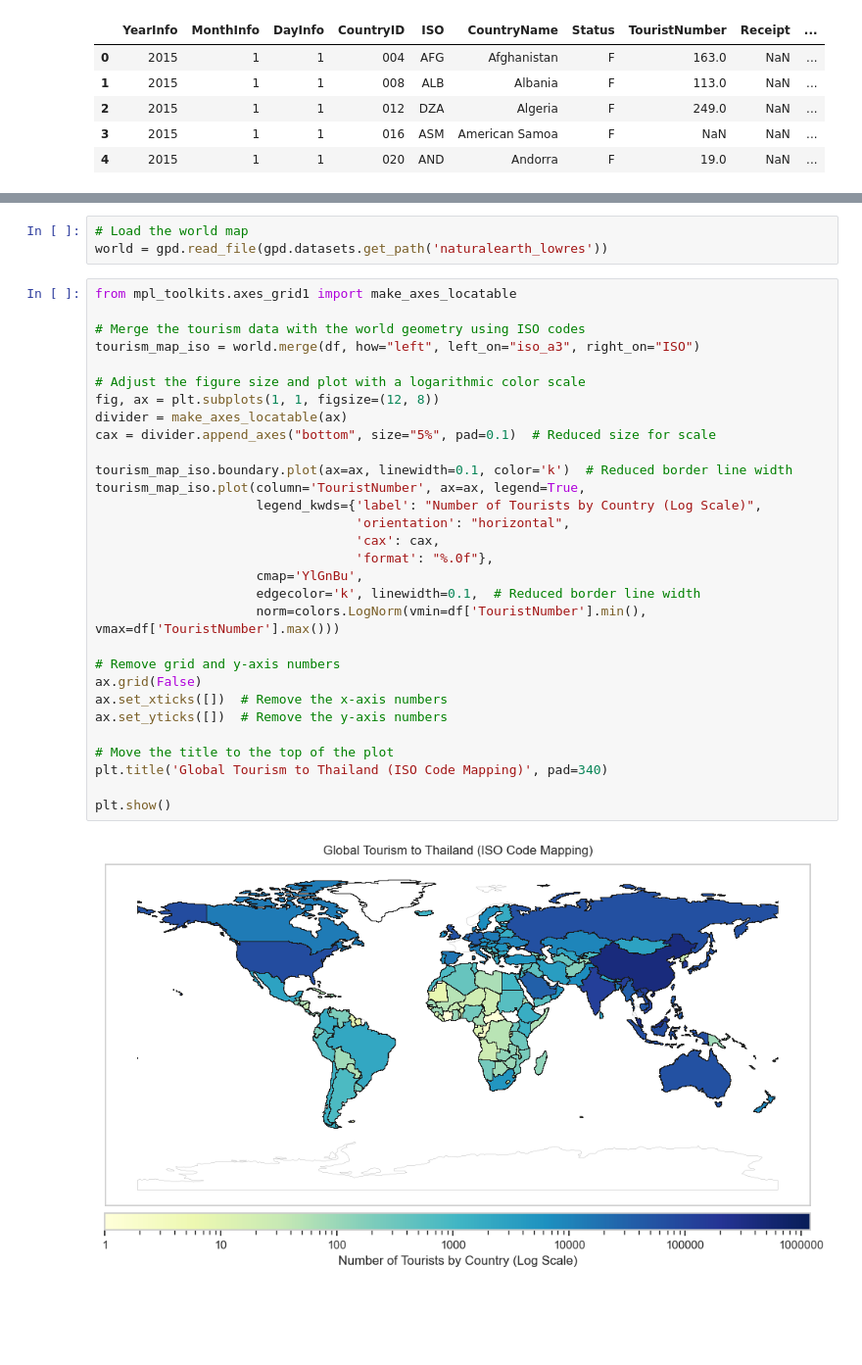
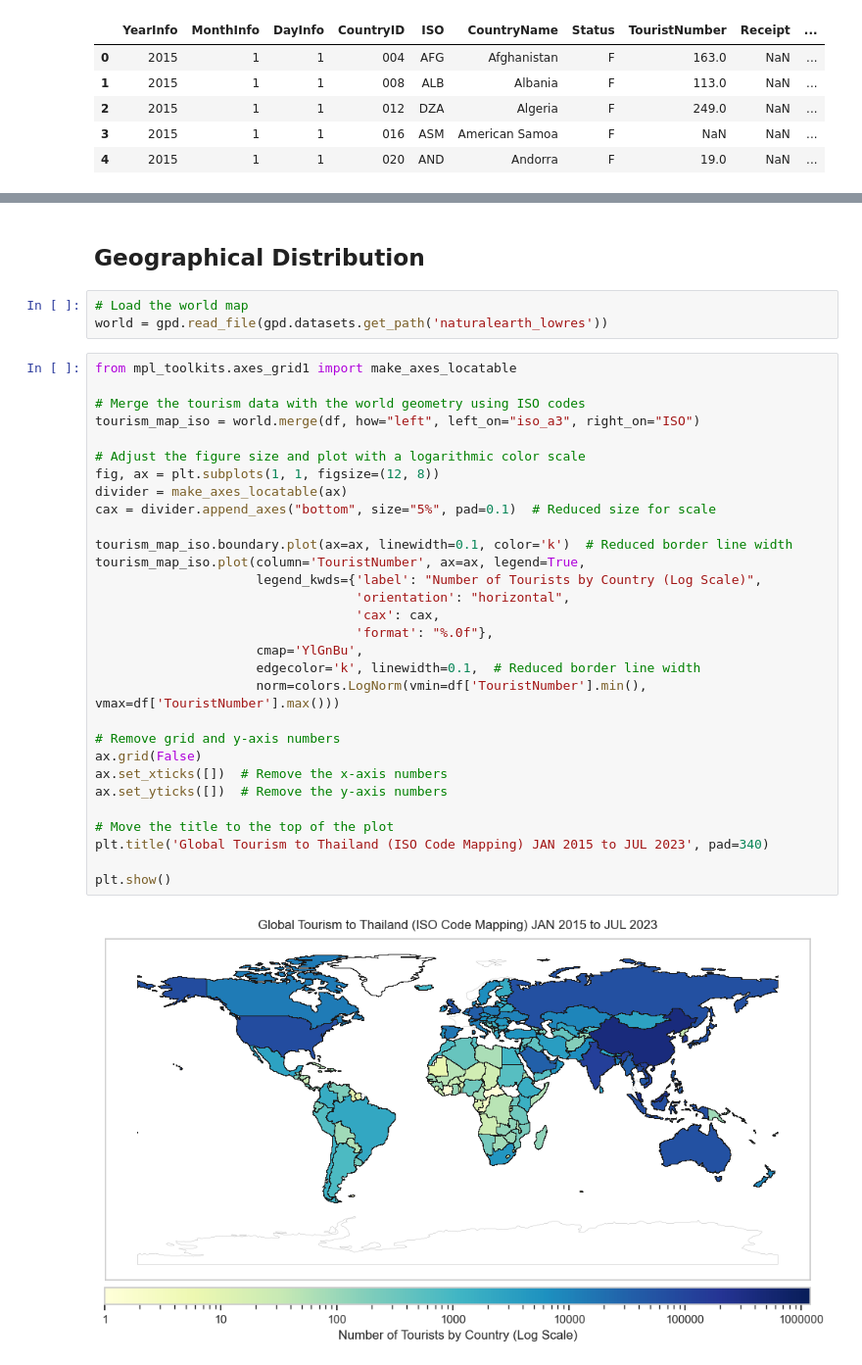
Before and after one commit to vk-poonyakanok/thailand-tourism-trend, a Jupyter notebook: Thailand_Tourism_Trends_Analysis.ipynb, the cells around one changed output, grey strips where cells are left out. Shown at 98% size. Drawn from its saved outputs; the diff is of its cells as text; blank space fills up the shorter version.

```diff
--- a/Thailand_Tourism_Trends_Analysis.ipynb
+++ b/Thailand_Tourism_Trends_Analysis.ipynb
@@ -161,35 +362,37 @@ The `ci` parameter is deprecated. Use `errorbar=None` for the same effect.
+# %% [markdown]
+## Geographical Distribution
 # %%
 # Load the world map
 world = gpd.read_file(gpd.datasets.get_path('naturalearth_lowres'))
 # %%
 from mpl_toolkits.axes_grid1 import make_axes_locatable
 
 # Merge the tourism data with the world geometry using ISO codes
 tourism_map_iso = world.merge(df, how="left", left_on="iso_a3", right_on="ISO")
 
 # Adjust the figure size and plot with a logarithmic color scale
 fig, ax = plt.subplots(1, 1, figsize=(12, 8))
 divider = make_axes_locatable(ax)
 cax = divider.append_axes("bottom", size="5%", pad=0.1)  # Reduced size for scale
 
 tourism_map_iso.boundary.plot(ax=ax, linewidth=0.1, color='k')  # Reduced border line width
 tourism_map_iso.plot(column='TouristNumber', ax=ax, legend=True,
                      legend_kwds={'label': "Number of Tourists by Country (Log Scale)",
                                   'orientation': "horizontal",
                                   'cax': cax,
                                   'format': "%.0f"},
                      cmap='YlGnBu',
                      edgecolor='k', linewidth=0.1,  # Reduced border line width
                      norm=colors.LogNorm(vmin=df['TouristNumber'].min(), vmax=df['TouristNumber'].max()))
 
 # Remove grid and y-axis numbers
 ax.grid(False)
 ax.set_xticks([])  # Remove the x-axis numbers
 ax.set_yticks([])  # Remove the y-axis numbers
 
 # Move the title to the top of the plot
-plt.title('Global Tourism to Thailand (ISO Code Mapping)', pad=340)
+plt.title('Global Tourism to Thailand (ISO Code Mapping) JAN 2015 to JUL 2023', pad=340)
 
 plt.show()
 # %% [output]
-[figure, old version]
+[figure, new version]
```
Also changed, not shown: parts of 26 cells of this notebook, 1 other file.
